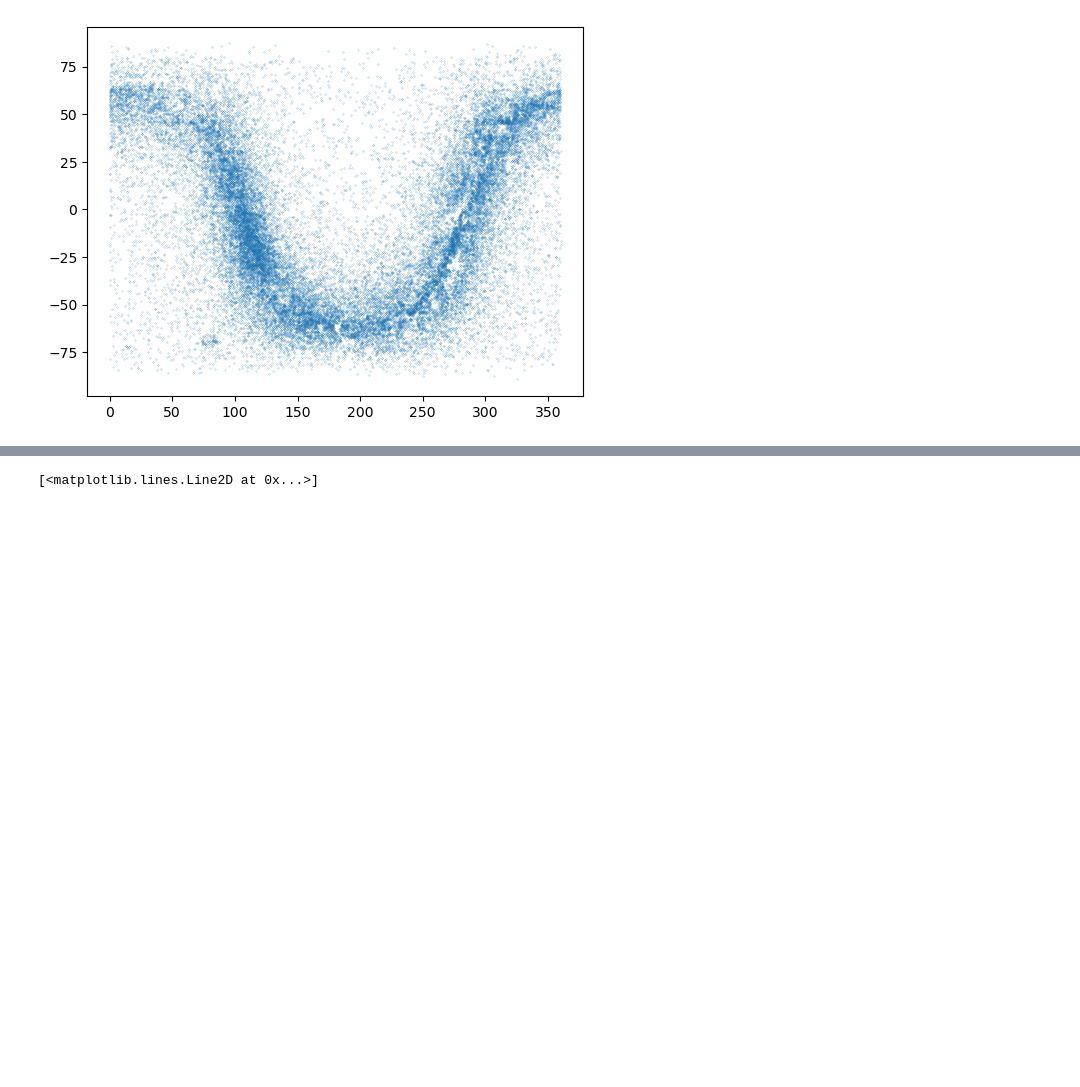
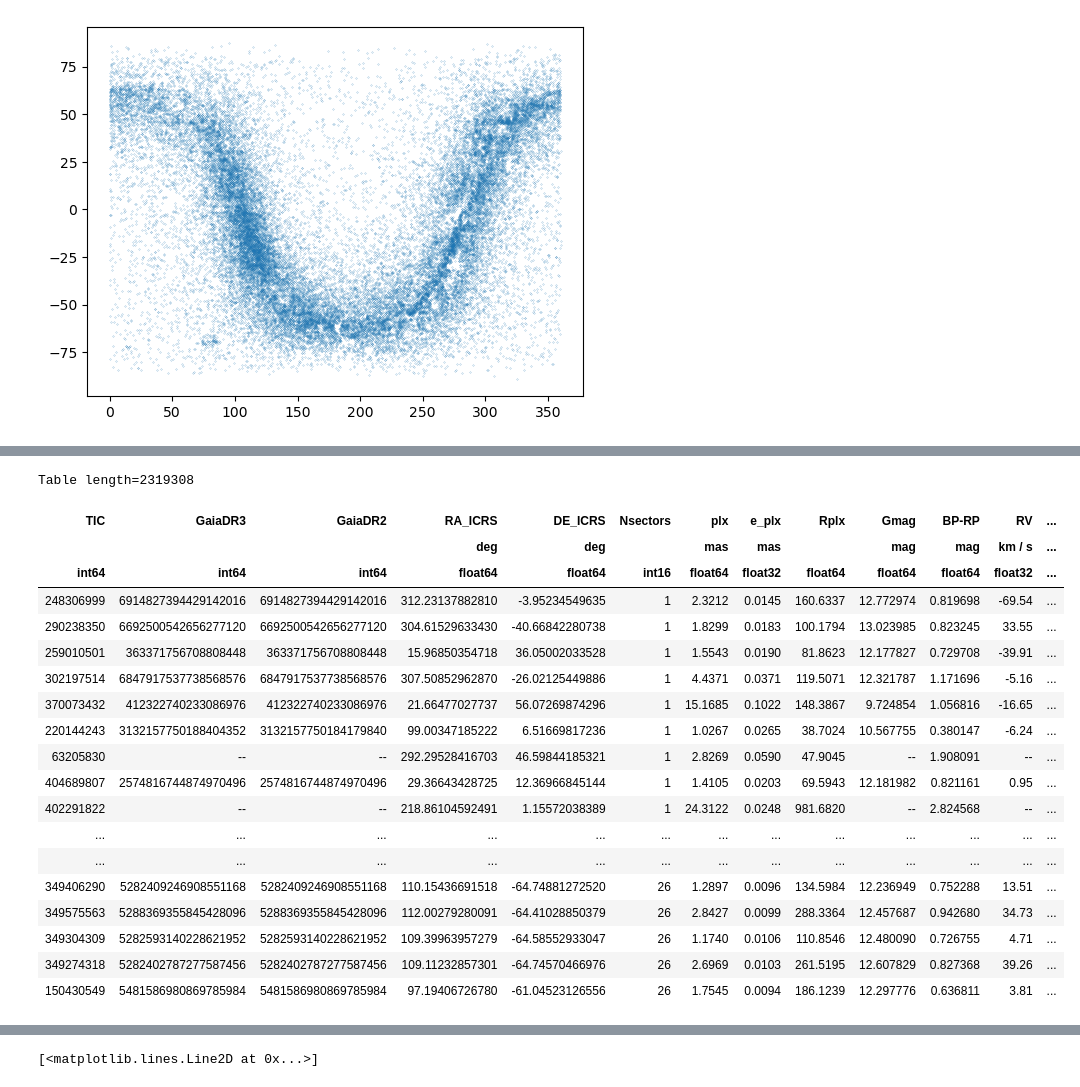
Before and after one commit to spyphyz/msc_sandbox, a Jupyter notebook: ecclipsing_binaries.ipynb, the cells around one changed output, grey strips where cells are left out. Drawn from its saved outputs; the diff is of its cells as text; code cells hidden in the pictures; blank space fills up the shorter version.

```diff
--- a/ecclipsing_binaries.ipynb
+++ b/ecclipsing_binaries.ipynb
@@ -236,0 +317,24 @@ INFO: Gaia data server logout OK [astroquery.gaia.core]
+# %%
+table_gaiaTess = catalog[0]
+table_gaiaTess
+# %% [output]
+Table length=2319308
+| TIC | GaiaDR3 | GaiaDR2 | RA_ICRS | DE_ICRS | Nsectors | plx | e_plx | Rplx | Gmag | BP-RP | RV | ... |
+|  |  |  | deg | deg |  | mas | mas |  | mag | mag | km / s | ... |
+| int64 | int64 | int64 | float64 | float64 | int16 | float64 | float32 | float64 | float64 | float64 | float32 | ... |
+| 248306999 | 6914827394429142016 | 6914827394429142016 | 312.23137882810 | -3.95234549635 | 1 | 2.3212 | 0.0145 | 160.6337 | 12.772974 | 0.819698 | -69.54 | ... |
+| 290238350 | 6692500542656277120 | 6692500542656277120 | 304.61529633430 | -40.66842280738 | 1 | 1.8299 | 0.0183 | 100.1794 | 13.023985 | 0.823245 | 33.55 | ... |
+| 259010501 | 363371756708808448 | 363371756708808448 | 15.96850354718 | 36.05002033528 | 1 | 1.5543 | 0.0190 | 81.8623 | 12.177827 | 0.729708 | -39.91 | ... |
+| 302197514 | 6847917537738568576 | 6847917537738568576 | 307.50852962870 | -26.02125449886 | 1 | 4.4371 | 0.0371 | 119.5071 | 12.321787 | 1.171696 | -5.16 | ... |
+| 370073432 | 412322740233086976 | 412322740233086976 | 21.66477027737 | 56.07269874296 | 1 | 15.1685 | 0.1022 | 148.3867 | 9.724854 | 1.056816 | -16.65 | ... |
+| 220144243 | 3132157750188404352 | 3132157750184179840 | 99.00347185222 | 6.51669817236 | 1 | 1.0267 | 0.0265 | 38.7024 | 10.567755 | 0.380147 | -6.24 | ... |
+| 63205830 | -- | -- | 292.29528416703 | 46.59844185321 | 1 | 2.8269 | 0.0590 | 47.9045 | -- | 1.908091 | -- | ... |
+| 404689807 | 2574816744874970496 | 2574816744874970496 | 29.36643428725 | 12.36966845144 | 1 | 1.4105 | 0.0203 | 69.5943 | 12.181982 | 0.821161 | 0.95 | ... |
+| 402291822 | -- | -- | 218.86104592491 | 1.15572038389 | 1 | 24.3122 | 0.0248 | 981.6820 | -- | 2.824568 | -- | ... |
+| ... | ... | ... | ... | ... | ... | ... | ... | ... | ... | ... | ... | ... |
+| ... | ... | ... | ... | ... | ... | ... | ... | ... | ... | ... | ... | ... |
+| 349406290 | 5282409246908551168 | 5282409246908551168 | 110.15436691518 | -64.74881272520 | 26 | 1.2897 | 0.0096 | 134.5984 | 12.236949 | 0.752288 | 13.51 | ... |
+| 349575563 | 5288369355845428096 | 5288369355845428096 | 112.00279280091 | -64.41028850379 | 26 | 2.8427 | 0.0099 | 288.3364 | 12.457687 | 0.942680 | 34.73 | ... |
+| 349304309 | 5282593140228621952 | 5282593140228621952 | 109.39963957279 | -64.58552933047 | 26 | 1.1740 | 0.0106 | 110.8546 | 12.480090 | 0.726755 | 4.71 | ... |
+| 349274318 | 5282402787277587456 | 5282402787277587456 | 109.11232857301 | -64.74570466976 | 26 | 2.6969 | 0.0103 | 261.5195 | 12.607829 | 0.827368 | 39.26 | ... |
+| 150430549 | 5481586980869785984 | 5481586980869785984 | 97.19406726780 | -61.04523126556 | 26 | 1.7545 | 0.0094 | 186.1239 | 12.297776 | 0.636811 | 3.81 | ... |
```
Also changed, not shown: parts of 12 cells of this notebook, 1 other file.
